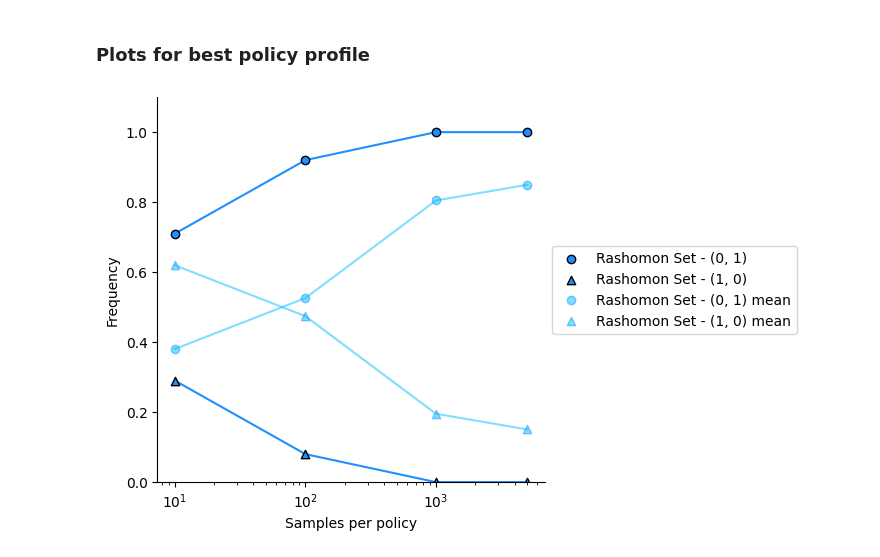
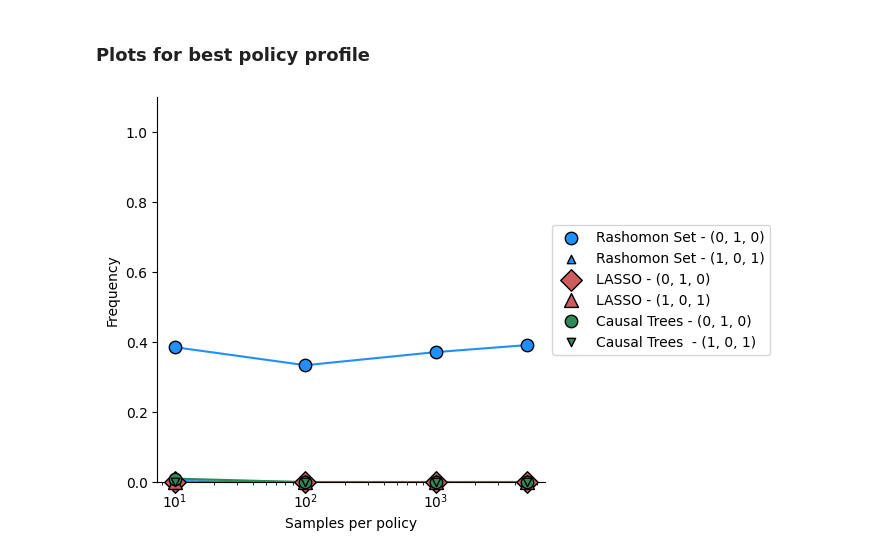
Before and after one commit to AparaV/rashomon-partition-sets, a Jupyter notebook: Code/analyze_results.ipynb, the cells around one changed output. Cells and saved outputs as stored; diff of their text form; code cells hidden in the pictures.

```diff
--- a/Code/analyze_results.ipynb
+++ b/Code/analyze_results.ipynb
@@ -233,7 +297,7 @@ plt.show()
 # %% [markdown]
 # Simulations #2
 # %%
-rashomon_csv = "../Results/simulation_3_rashomon.csv"
+rashomon_csv = "../Results/simulation_2_rashomon.csv"
 rashomon_raw_df = pd.read_csv(rashomon_csv)
 rashomon_raw_df = rashomon_raw_df.drop("Unnamed: 0", axis=1)
 rashomon_raw_df.head()
@@ -247,5 +311,5 @@ rashomon_raw_df.head()
 # %%
-lasso_csv = "../Results/simulation_3_lasso.csv"
+lasso_csv = "../Results/simulation_2_lasso.csv"
 lasso_raw_df = pd.read_csv(lasso_csv)
 lasso_raw_df = lasso_raw_df.drop("Unnamed: 0", axis=1)
 lasso_raw_df.head()
@@ -258,0 +323,5 @@ lasso_raw_df.head()
+# %%
+ct_csv = "../Results/simulation_2_causal_trees.csv"
+ct_raw_df = pd.read_csv(ct_csv)
+ct_raw_df = ct_raw_df.drop("Unnamed: 0", axis=1)
+ct_raw_df.head()
@@ -281,7 +357,9 @@ for result_col in result_cols:
 
 # Find the frequency of best profiles in Rashomon set
 # Also find the best profile in the best model in every set
-profile_cols = ["(0, 0)", "(0, 1)", "(1, 0)", "(1, 1)"]
+profiles = []
+profile_cols = ["(0, 0, 0)", "(0, 0, 1)", "(0, 1, 0)", "(0, 1, 1)",
+                "(1, 0, 0)", "(1, 0, 1)", "(1, 1, 0)", "(1, 1, 1)"]
 x = rashomon_df.groupby(group_by_cols)["loss"].idxmin()
 for profile in profile_cols:
     profile_mean_col = profile + "_mean"
@@ -372,51 +484,54 @@ lasso_df.head(n=10)
 # %%
 fig, ax = plt.subplots(figsize=(5,5))
 
 ax.spines[['right', 'top']].set_visible(False)
 
 # Rashomon Means
-ax.plot(rashomon_df["n_per_pol"], rashomon_df["(0, 1)_best"],
-        color="dodgerblue", zorder=1)
-ax.scatter(rashomon_df["n_per_pol"], rashomon_df["(0, 1)_best"],
-           color="dodgerblue", edgecolor="black", zorder=1.1, label="Rashomon Set - (0, 1)")
+ax.plot(rashomon_df["n_per_pol"], rashomon_df["(0, 1, 0)_mean"],
+        color="dodgerblue", alpha=1, zorder=1)
+ax.scatter(rashomon_df["n_per_pol"], rashomon_df["(0, 1, 0)_mean"], s=80,
+           color="dodgerblue", alpha=1, edgecolor="black", zorder=1.1, label="Rashomon Set - (0, 1, 0)")
 
-ax.plot(rashomon_df["n_per_pol"], rashomon_df["(1, 0)_best"],
-        color="dodgerblue", zorder=1)
-ax.scatter(rashomon_df["n_per_pol"], rashomon_df["(1, 0)_best"], marker="^",
-           color="dodgerblue", edgecolor="black", zorder=1.1, label="Rashomon Set - (1, 0)")
-
-# Rashomon Means
-ax.plot(rashomon_df["n_per_pol"], rashomon_df["(0, 1)_mean"],
-        color="deepskyblue", alpha=0.5, zorder=1)
-ax.scatter(rashomon_df["n_per_pol"], rashomon_df["(0, 1)_mean"],
-           color="deepskyblue", alpha=0.5, edgecolor="dodgerblue", zorder=1.1, label="Rashomon Set - (0, 1) mean")
-
-ax.plot(rashomon_df["n_per_pol"], rashomon_df["(1, 0)_mean"],
-        color="deepskyblue", alpha=0.5, zorder=1)
-ax.scatter(rashomon_df["n_per_pol"], rashomon_df["(1, 0)_mean"], marker="^",
-           color="deepskyblue", alpha=0.5, edgecolor="dodgerblue", zorder=1.1, label="Rashomon Set - (1, 0) mean")
+ax.plot(rashomon_df["n_per_pol"], rashomon_df["(1, 0, 1)_mean"],
+        color="dodgerblue", alpha=1, zorder=1)
+ax.scatter(rashomon_df["n_per_pol"], rashomon_df["(1, 0, 1)_mean"], marker="^",
+           color="dodgerblue", alpha=1, edgecolor="black", zorder=1.1, label="Rashomon Set - (1, 0, 1)")
 
 # LASSO
-# ax.plot(lasso_df["n_per_pol"], lasso_df["(0, 1)_mean"],
-#         color="indianred", zorder=1)
-# ax.scatter(lasso_df["n_per_pol"], lasso_df["(0, 1)_mean"],
-#            color="indianred", edgecolor="black", zorder=3, clip_on=False,
-#            label="LASSO - (0, 1)")
+ax.plot(lasso_df["n_per_pol"], lasso_df["(0, 1, 0)_mean"],
+        color="indianred", zorder=1)
+ax.scatter(lasso_df["n_per_pol"], lasso_df["(0, 1, 0)_mean"], s=120, marker="D",
+           color="indianred", edgecolor="black", zorder=3, clip_on=False,
+           label="LASSO - (0, 1, 0)")
 
-# ax.plot(lasso_df["n_per_pol"], lasso_df["(1, 0)_mean"],
-#         color="indianred", zorder=1)
-# ax.scatter(lasso_df["n_per_pol"], lasso_df["(1, 0)_mean"], marker="^",
-#            color="indianred", edgecolor="black", zorder=3, clip_on=False,
-#            label="LASSO - (1, 0)")
+ax.plot(lasso_df["n_per_pol"], lasso_df["(1, 0, 1)_mean"], lw=2,
+        color="indianred", zorder=1)
+ax.scatter(lasso_df["n_per_pol"], lasso_df["(1, 0, 1)_mean"], marker="^", s=100,
+           color="indianred", edgecolor="black", zorder=3, clip_on=False,
+           label="LASSO - (1, 0, 1)")
+
+
+# Causal trees
+ax.plot(ct_df["n_per_pol"], ct_df["(0, 1, 0)_mean"], ls="-",
+        color="seagreen", alpha=1, zorder=1)
+ax.scatter(ct_df["n_per_pol"], ct_df["(0, 1, 0)_mean"], s=80, marker="o",
+           color="seagreen", edgecolor="black", zorder=3, clip_on=False,
+           label="Causal Trees - (0, 1, 0)")
+
+ax.plot(ct_df["n_per_pol"], ct_df["(1, 0, 1)_mean"], ls="-.",
+        color="seagreen", alpha=1, zorder=1)
+ax.scatter(ct_df["n_per_pol"], ct_df["(1, 0, 1)_mean"], marker="v",
+           color="seagreen", edgecolor="black", zorder=3, clip_on=False,
+           label="Causal Trees  - (1, 0, 1)")
 
 ax.set_xscale("log")
 ax.set_xlabel("Samples per policy")
 ax.set_ylim(0, 1.1)
 ax.set_ylabel("Frequency")
 
 ax.legend(loc="center left", bbox_to_anchor=(1, 0.5))
 
-# plt.savefig("../Figures/worst_case/best_policy_MSE.png", dpi=300, bbox_inches="tight")
+plt.savefig("../Figures/sim_3/best_profile_freq.png", dpi=300, bbox_inches="tight")
 plt.show()
 # %% [output]
-[figure, old version]
+[figure, new version]
```
Also changed, not shown: parts of 17 cells of this notebook, 1 other file.
